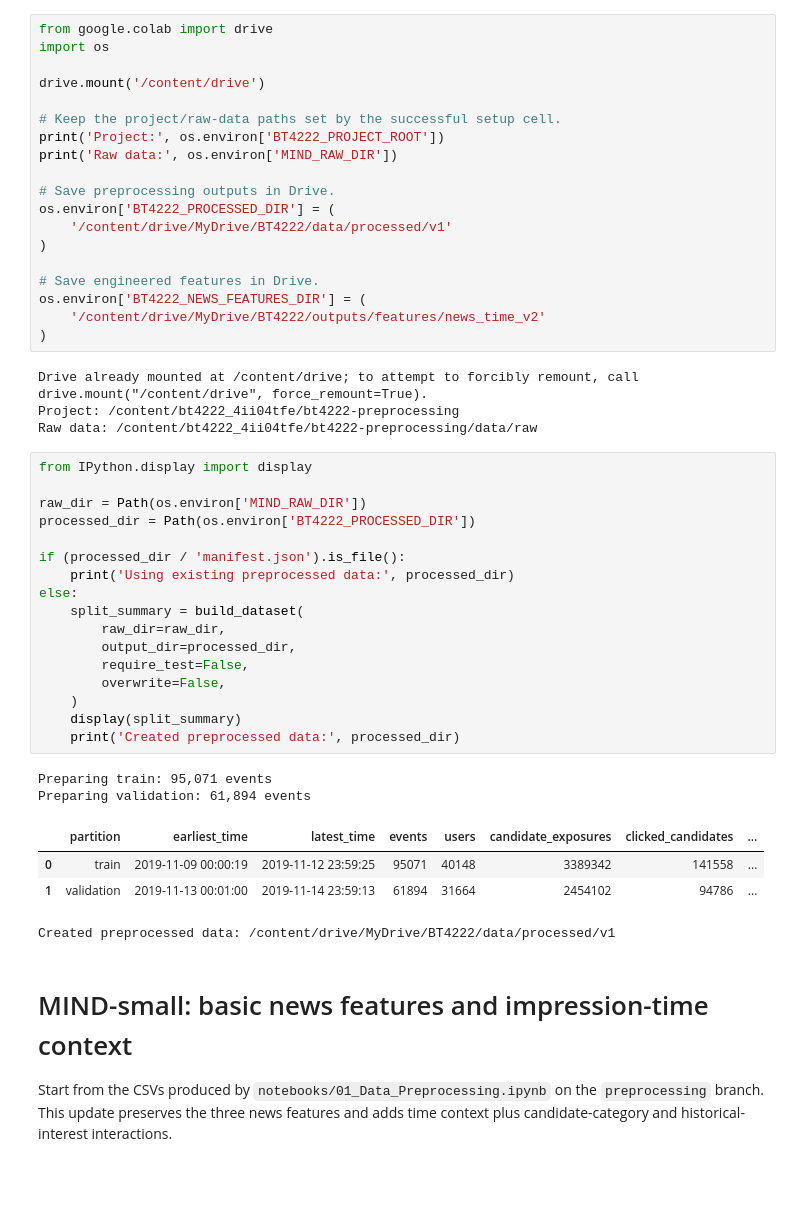
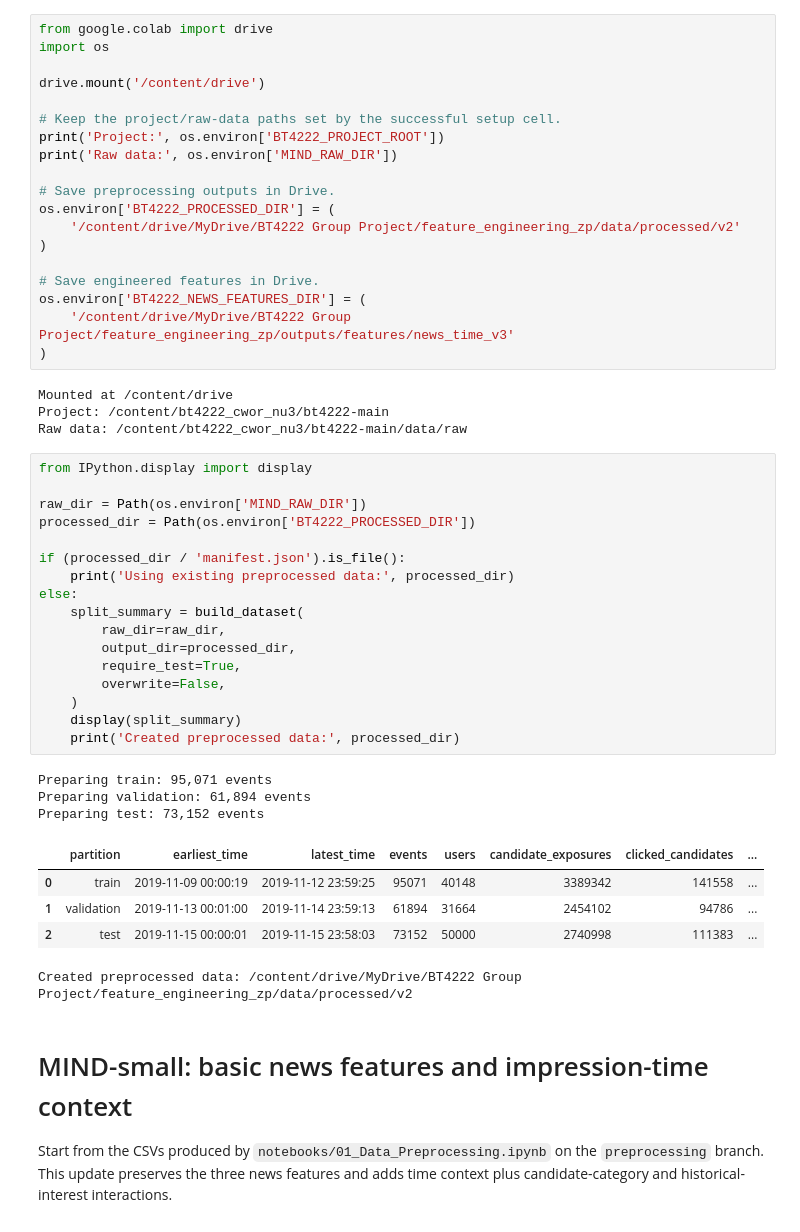
Before and after one commit to JariusF10-8/bt4222, a Jupyter notebook: notebooks/features/feature_engineering_zp.ipynb, the cells around one changed output. Cells and saved outputs as stored; diff of their text form; blank space fills up the shorter version.

Commit message:
Updated with test set data/partitioning

```diff
--- a/notebooks/features/feature_engineering_zp.ipynb
+++ b/notebooks/features/feature_engineering_zp.ipynb
@@ -70,41 +70,43 @@ print('Raw data:', os.environ['MIND_RAW_DIR'])
 
 # Save preprocessing outputs in Drive.
 os.environ['BT4222_PROCESSED_DIR'] = (
-    '/content/drive/MyDrive/BT4222/data/processed/v1'
+    '/content/drive/MyDrive/BT4222 Group Project/feature_engineering_zp/data/processed/v2'
 )
 
 # Save engineered features in Drive.
 os.environ['BT4222_NEWS_FEATURES_DIR'] = (
-    '/content/drive/MyDrive/BT4222/outputs/features/news_time_v2'
+    '/content/drive/MyDrive/BT4222 Group Project/feature_engineering_zp/outputs/features/news_time_v3'
 )
 # %% [output]
-Drive already mounted at /content/drive; to attempt to forcibly remount, call drive.mount("/content/drive", force_remount=True).
-Project: /content/bt4222_4ii04tfe/bt4222-preprocessing
-Raw data: /content/bt4222_4ii04tfe/bt4222-preprocessing/data/raw
+Mounted at /content/drive
+Project: /content/bt4222_cwor_nu3/bt4222-main
+Raw data: /content/bt4222_cwor_nu3/bt4222-main/data/raw
 # %%
 from IPython.display import display
 
 raw_dir = Path(os.environ['MIND_RAW_DIR'])
 processed_dir = Path(os.environ['BT4222_PROCESSED_DIR'])
 
 if (processed_dir / 'manifest.json').is_file():
     print('Using existing preprocessed data:', processed_dir)
 else:
     split_summary = build_dataset(
         raw_dir=raw_dir,
         output_dir=processed_dir,
-        require_test=False,
+        require_test=True,
         overwrite=False,
     )
     display(split_summary)
     print('Created preprocessed data:', processed_dir)
 # %% [output]
 Preparing train: 95,071 events
 Preparing validation: 61,894 events
+Preparing test: 73,152 events
 |  | partition | earliest_time | latest_time | events | users | candidate_exposures | clicked_candidates | ... |
 | 0 | train | 2019-11-09 00:00:19 | 2019-11-12 23:59:25 | 95071 | 40148 | 3389342 | 141558 | ... |
 | 1 | validation | 2019-11-13 00:01:00 | 2019-11-14 23:59:13 | 61894 | 31664 | 2454102 | 94786 | ... |
+| 2 | test | 2019-11-15 00:00:01 | 2019-11-15 23:58:03 | 73152 | 50000 | 2740998 | 111383 | ... |
-Created preprocessed data: /content/drive/MyDrive/BT4222/data/processed/v1
+Created preprocessed data: /content/drive/MyDrive/BT4222 Group Project/feature_engineering_zp/data/processed/v2
 # %% [markdown]
 # MIND-small: basic news features and impression-time context
 
```
Also changed, not shown: parts of 10 cells of this notebook.
